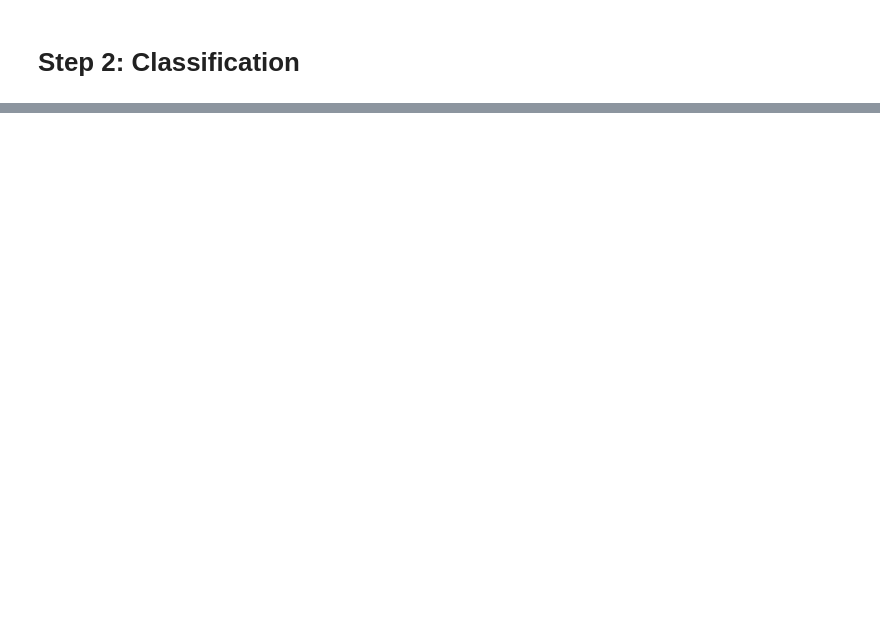
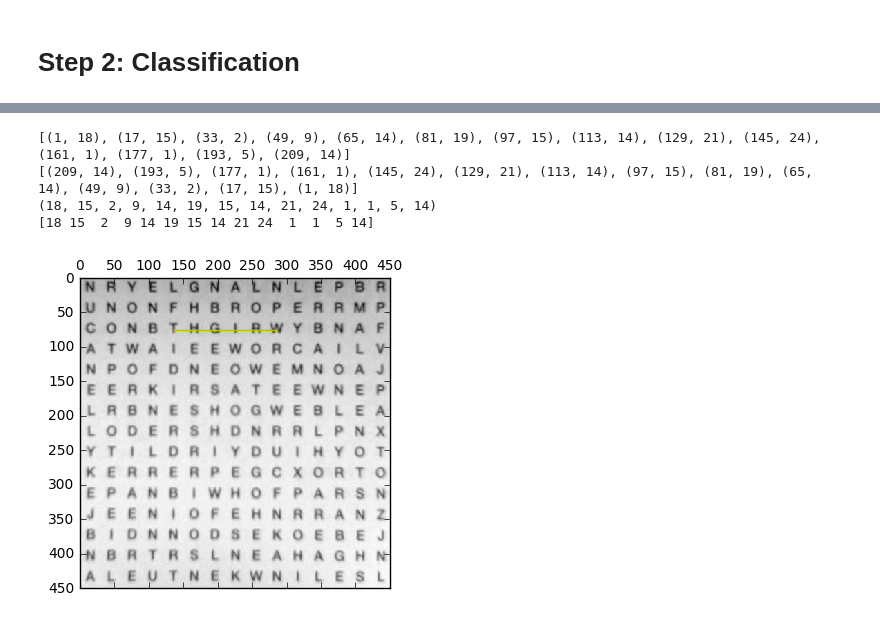
Before and after one commit to jcdhan1/assignment2, a Jupyter notebook: assignment2.ipynb, the cells around one changed output, grey strips where cells are left out. Drawn from its saved outputs; the diff is of its cells as text; code cells hidden in the pictures; blank space fills up the shorter version.

Commit message:
Searching row by row

```diff
--- a/assignment2.ipynb
+++ b/assignment2.ipynb
@@ -272,0 +297,38 @@ array([14, 14, 14,  1,  4, 18,  8,  4,  4,  3, 16, 18,  2,  8, 12])
+# %%
+indices1=np.diagonal(indices_grid,1)
+list_to_search=list(zip(indices1,[GRID_TO_SEARCH[indx] for indx in indices1]))
+unzipped=list(zip(*list_to_search))
+arr_to_search=np.array(unzipped[1])
+reversed_list=list(list_to_search)
+reversed_list.reverse()
+
+print(list_to_search)
+print(reversed_list)
+print(unzipped[1])
+print(arr_to_search)
+# %% [output]
+[(1, 18), (17, 15), (33, 2), (49, 9), (65, 14), (81, 19), (97, 15), (113, 14), (129, 21), (145, 24), (161, 1), (177, 1), (193, 5), (209, 14)]
+[(209, 14), (193, 5), (177, 1), (161, 1), (145, 24), (129, 21), (113, 14), (97, 15), (81, 19), (65, 14), (49, 9), (33, 2), (17, 15), (1, 18)]
+(18, 15, 2, 9, 14, 19, 15, 14, 21, 24, 1, 1, 5, 14)
+[18 15  2  9 14 19 15 14 21 24  1  1  5 14]
+# %%
+w="wright"
+lists_searched = []
+#Traversing row by row
+for r in range(0,GRID_LENGTH-1):
+    lists_searched+=search(list(zip(indices_grid[r],[GRID_TO_SEARCH[indx] for indx in indices_grid[r]])),[ord(c)-96 for c in list(w)])
+#Traversing column by column
+
+#Traversing diagonals parallel to leading diagonal
+
+#Traversing diagonals perpendicular to leaing diagonal
+
+#Likeliest is the tuple that has the biggest third element
+likeliest=sorted(lists_searched,key=lambda trituple: trituple[2])[len(lists_searched)-1]
+#Return the indices to start and end the line from.
+likeliest_tuple=likeliest[:2]
+
+plt.matshow(test1, cmap=cm.gray)
+draw_line(plt,int(likeliest_tuple[0]), int(likeliest_tuple[1]), 30)
+# %% [output]
+[figure, added]
```
Also changed, not shown: parts of 10 cells of this notebook.
